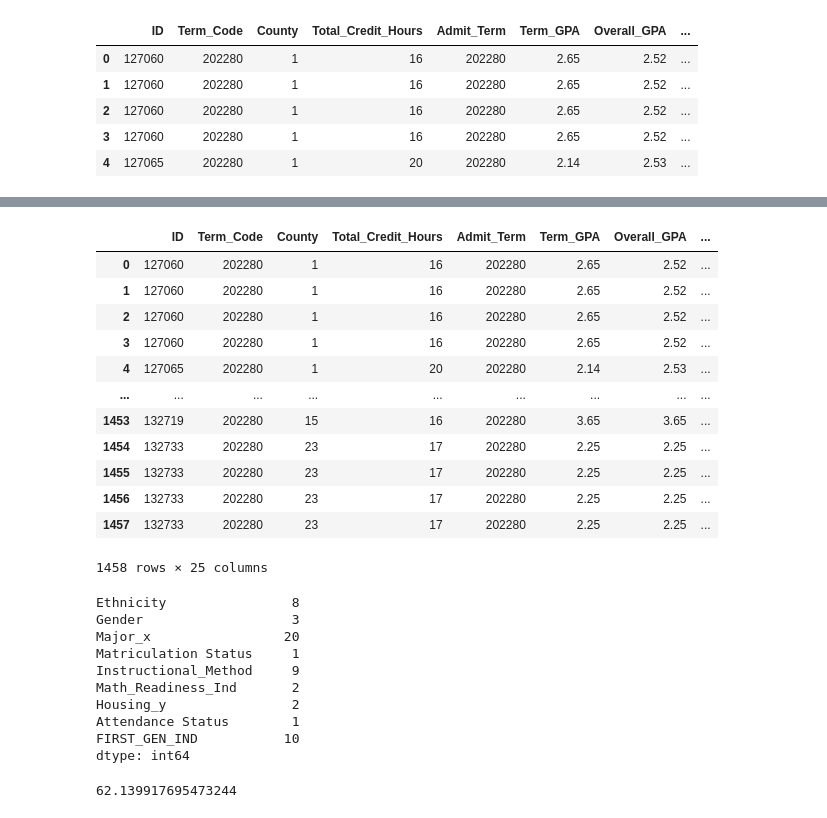
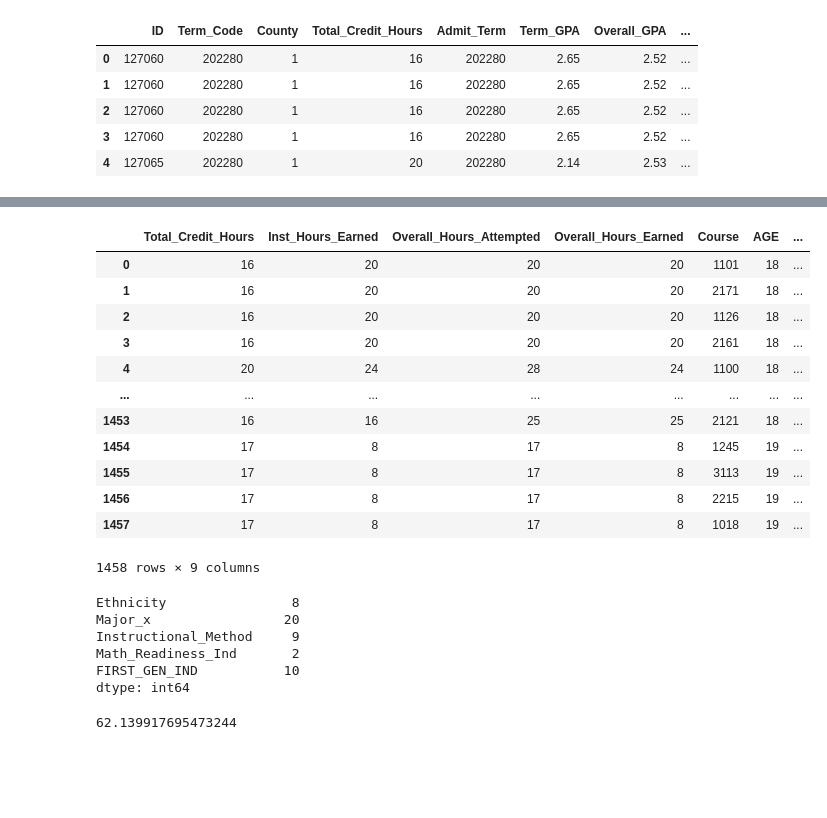
Before and after one commit to udoychowdhury/DataScience, a Jupyter notebook: Assitantship/logisticRegression.ipynb, the cells around one changed output, grey strips where cells are left out. Cells and saved outputs as stored; diff of their text form; code cells hidden in the pictures; blank space fills up the shorter version.

```diff
--- a/Assitantship/logisticRegression.ipynb
+++ b/Assitantship/logisticRegression.ipynb
@@ -95,22 +102,39 @@ student_df[student_df['success_by_gpa'] == 1].describe().T
 | Total Credits Enrolled | 906.0 | 16.586093 | 1.746910 | 12.0000 | 16.0000 | 16.0000 | 17.0000 | 21.0000 |
 | BannerTerm | 906.0 | 202320.000000 | 0.000000 | 202320.0000 | 202320.0000 | 202320.0000 | 202320.0000 | 202320.0000 |
 | success_by_gpa | 906.0 | 1.000000 | 0.000000 | 1.0000 | 1.0000 | 1.0000 | 1.0000 | 1.0000 |
-# %%
-num_cols
-# %% [output]
-|  | ID | Term_Code | County | Total_Credit_Hours | Admit_Term | Term_GPA | Overall_GPA | ... |
-| 0 | 127060 | 202280 | 1 | 16 | 202280 | 2.65 | 2.52 | ... |
-| 1 | 127060 | 202280 | 1 | 16 | 202280 | 2.65 | 2.52 | ... |
-| 2 | 127060 | 202280 | 1 | 16 | 202280 | 2.65 | 2.52 | ... |
-| 3 | 127060 | 202280 | 1 | 16 | 202280 | 2.65 | 2.52 | ... |
-| 4 | 127065 | 202280 | 1 | 20 | 202280 | 2.14 | 2.53 | ... |
-| ... | ... | ... | ... | ... | ... | ... | ... | ... |
-| 1453 | 132719 | 202280 | 15 | 16 | 202280 | 3.65 | 3.65 | ... |
-| 1454 | 132733 | 202280 | 23 | 17 | 202280 | 2.25 | 2.25 | ... |
-| 1455 | 132733 | 202280 | 23 | 17 | 202280 | 2.25 | 2.25 | ... |
-| 1456 | 132733 | 202280 | 23 | 17 | 202280 | 2.25 | 2.25 | ... |
-| 1457 | 132733 | 202280 | 23 | 17 | 202280 | 2.25 | 2.25 | ... |
-1458 rows × 25 columns
+# %%
+num_cols_hist = num_cols.drop(['success_by_gpa'], axis=1)
+num_cols_hist = num_cols_hist.drop(['Overall_GPA'], axis=1)
+num_cols_hist = num_cols_hist.drop(['Term_GPA'], axis=1)
+num_cols_hist = num_cols_hist.drop(['ID'], axis=1)
+num_cols_hist = num_cols_hist.drop(['HS_LAT'], axis=1)
+num_cols_hist = num_cols_hist.drop(['HS_LONG'], axis=1)
+num_cols_hist = num_cols_hist.drop(['SPRADDR_CNTY_CODE'], axis=1)
+num_cols_hist = num_cols_hist.drop(['Term_Code'], axis=1)
+num_cols_hist = num_cols_hist.drop(['Section'], axis=1)
+num_cols_hist = num_cols_hist.drop(['Admit_Term'], axis=1)
+num_cols_hist = num_cols_hist.drop(['County'], axis=1)
+num_cols_hist = num_cols_hist.drop(['BannerTerm'], axis=1)
+num_cols_hist = num_cols_hist.drop(['Credit_Hours'], axis=1)
+num_cols_hist = num_cols_hist.drop(['SAT_ERBW'], axis=1)
+num_cols_hist = num_cols_hist.drop(['SAT_TOTAL'], axis=1)
+num_cols_hist = num_cols_hist.drop(['CRN'], axis=1)
+num_cols_hist = num_cols_hist.drop(['Inst_Hours_Attempted'], axis=1)
+num_cols_hist
+# %% [output]
+|  | Total_Credit_Hours | Inst_Hours_Earned | Overall_Hours_Attempted | Overall_Hours_Earned | Course | AGE | ... |
+| 0 | 16 | 20 | 20 | 20 | 1101 | 18 | ... |
+| 1 | 16 | 20 | 20 | 20 | 2171 | 18 | ... |
+| 2 | 16 | 20 | 20 | 20 | 1126 | 18 | ... |
+| 3 | 16 | 20 | 20 | 20 | 2161 | 18 | ... |
+| 4 | 20 | 24 | 28 | 24 | 1100 | 18 | ... |
+| ... | ... | ... | ... | ... | ... | ... | ... |
+| 1453 | 16 | 16 | 25 | 25 | 2121 | 18 | ... |
+| 1454 | 17 | 8 | 17 | 8 | 1245 | 19 | ... |
+| 1455 | 17 | 8 | 17 | 8 | 3113 | 19 | ... |
+| 1456 | 17 | 8 | 17 | 8 | 2215 | 19 | ... |
+| 1457 | 17 | 8 | 17 | 8 | 1018 | 19 | ... |
+1458 rows × 9 columns
 # %%
 # Scale numeric variables
 sc = StandardScaler()
@@ -119,13 +143,13 @@ num_cols_scaled = pd.DataFrame(sc.fit_transform(num_cols), columns = num_cols.co
 # List of columns to select
 columns_to_select = [
     'Ethnicity',
-    'Gender',
+    # 'Gender',
     'Major_x',
-    'Matriculation Status',
+    # 'Matriculation Status',
     'Instructional_Method',
     'Math_Readiness_Ind',
-    'Housing_y',
-    'Attendance Status',
+    # 'Housing_y',
+    # 'Attendance Status',
     'FIRST_GEN_IND'
 ]
 
@@ -136,13 +160,9 @@ unique_values = cat_cols.nunique()
 print(unique_values)
 # %% [output]
 Ethnicity                8
-Gender                   3
 Major_x                 20
-Matriculation Status     1
 Instructional_Method     9
 Math_Readiness_Ind       2
-Housing_y                2
-Attendance Status        1
 FIRST_GEN_IND           10
 dtype: int64
 # %%
```
Also changed, not shown: parts of 5 cells of this notebook, 3 other files.
